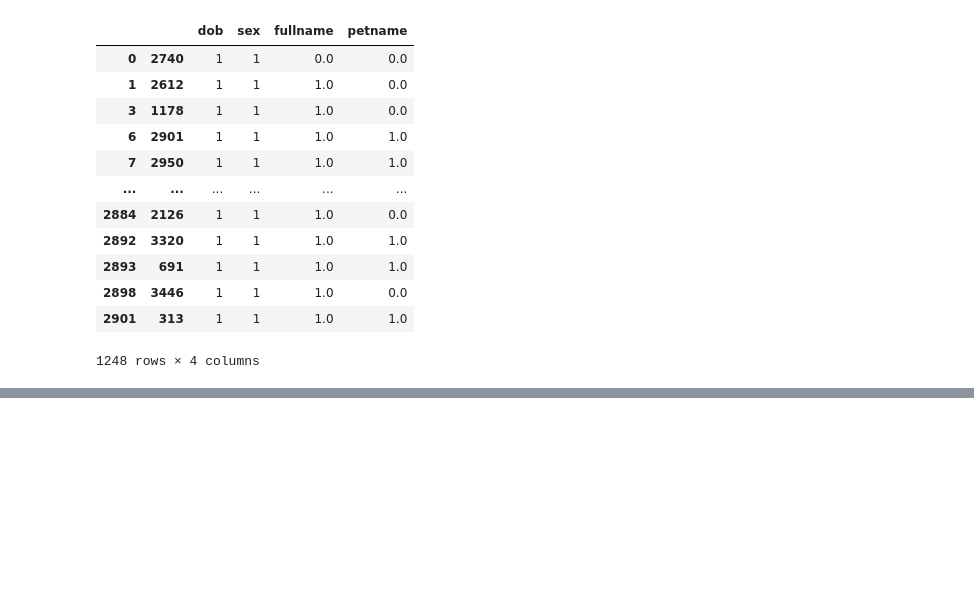
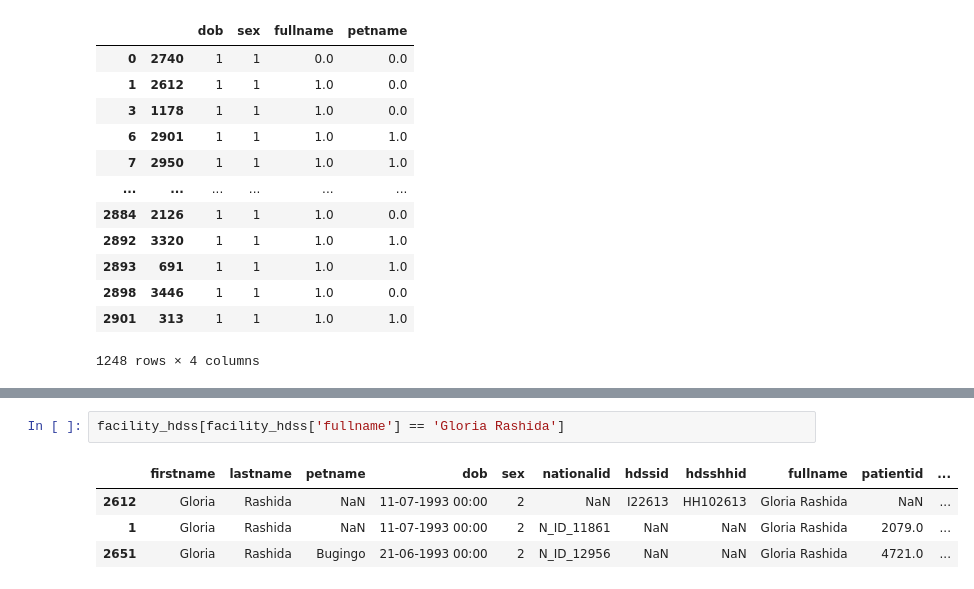
Before and after one commit to Guylord/Record-Linkage-tool-APHRC-DSE-Inspire-Hackathon-2024-, a Jupyter notebook: APHRC_DSE_Insprire_Hackathon_2024.ipynb, the cells around one changed output, grey strips where cells are left out. Cells and saved outputs as stored; diff of their text form; blank space fills up the shorter version.

```diff
--- a/APHRC_DSE_Insprire_Hackathon_2024.ipynb
+++ b/APHRC_DSE_Insprire_Hackathon_2024.ipynb
@@ -153,0 +267,7 @@ facility_hdss.duplicated(subset='fullname').sum()
+# %%
+facility_hdss[facility_hdss['fullname'] == 'Gloria Rashida']
+# %% [output]
+|  | firstname | lastname | petname | dob | sex | nationalid | hdssid | hdsshhid | fullname | patientid | ... |
+| 2612 | Gloria | Rashida | NaN | 11-07-1993 00:00 | 2 | NaN | I22613 | HH102613 | Gloria Rashida | NaN | ... |
+| 1 | Gloria | Rashida | NaN | 11-07-1993 00:00 | 2 | N_ID_11861 | NaN | NaN | Gloria Rashida | 2079.0 | ... |
+| 2651 | Gloria | Rashida | Bugingo | 21-06-1993 00:00 | 2 | N_ID_12956 | NaN | NaN | Gloria Rashida | 4721.0 | ... |
```
Also changed, not shown: parts of 22 cells of this notebook.
